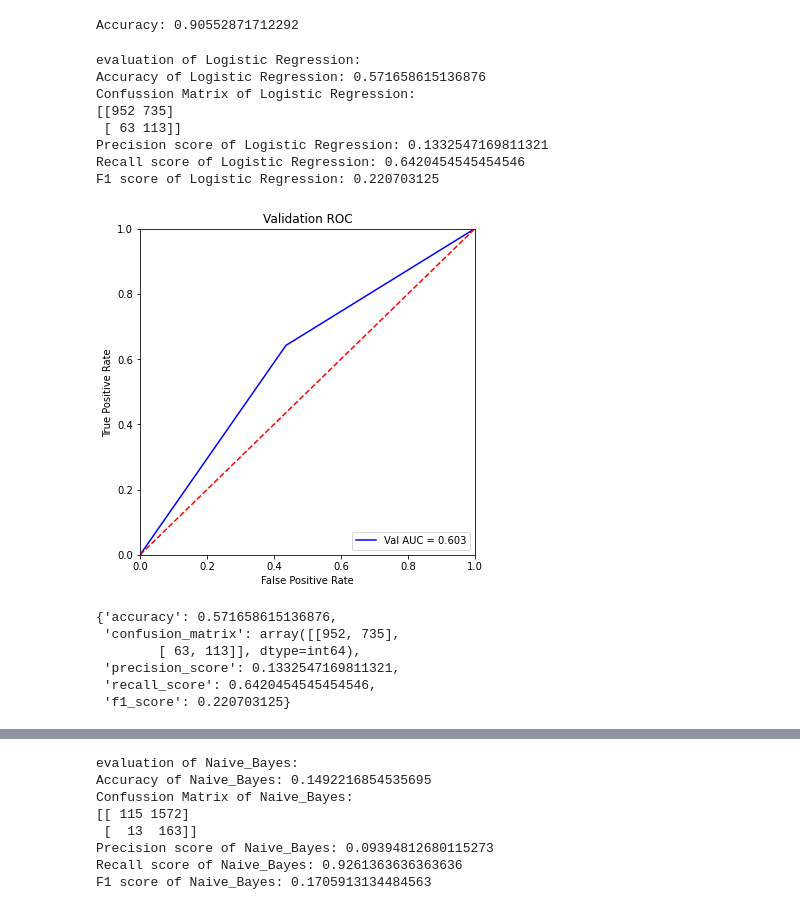
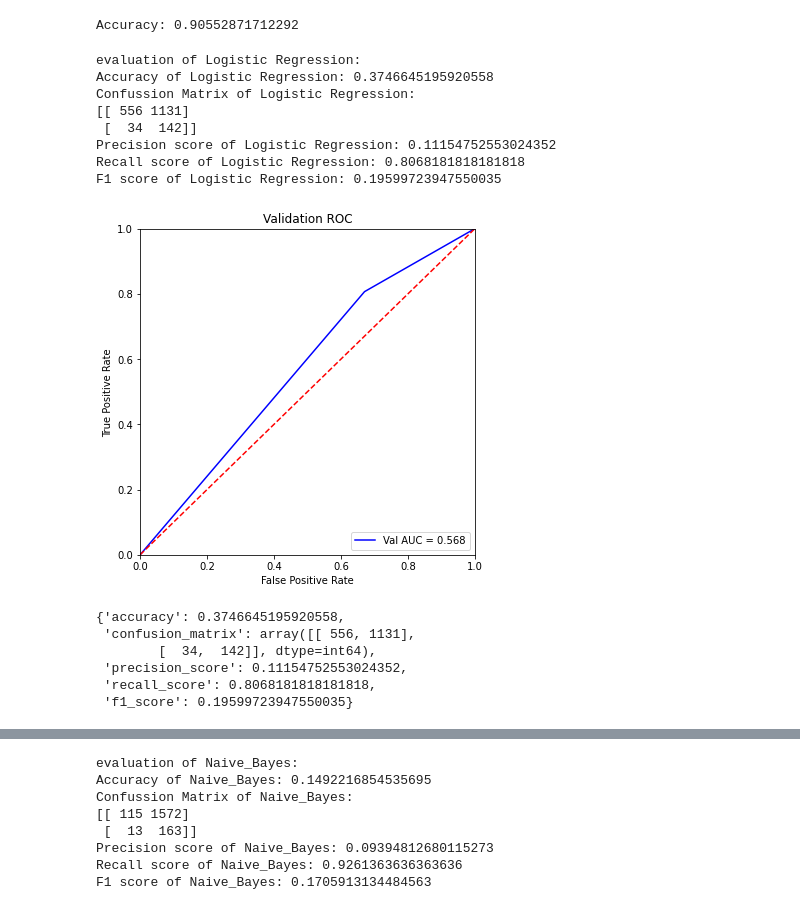
Before and after one commit to Lez-3f/IAI-Learning, a Jupyter notebook: classification/playground.ipynb, the cells around one changed output, grey strips where cells are left out. Cells and saved outputs as stored; diff of their text form; code cells hidden in the pictures.

```diff
--- a/classification/playground.ipynb
+++ b/classification/playground.ipynb
@@ -263,7 +263,7 @@ The following part builds up our dataset and split them into Train/Test Splits.
 label_col = ['patient_id','sars-cov-2_exam_result', 'patient_addmited_to_regular_ward_(1=yes,_0=no)', 'patient_addmited_to_semi-intensive_unit_(1=yes,_0=no)', 'patient_addmited_to_intensive_care_unit_(1=yes,_0=no)']
 cols = [x for x in dataset.columns if x not in label_col] # These columns are the features we can use to predict
 # %%
-X = dataset[cols]
-# X = dataset_prepsc
+# X = dataset[cols]
+X = dataset_prepsc
 X.head()
 # %% [output]
@@ -314,3 +314,21 @@
 
 > Requirements
 * Select at least **three** other Machine Learning models and train them on the Train split. And you should implement at least **one** by yourself.
+# %%
+from imblearn.under_sampling import ClusterCentroids
+
+cc = ClusterCentroids(random_state=0)
+X_resampled, y_resampled = cc.fit_resample(X_train, y_train)
+
+v_num = 1000
+pos_slice = y_resampled[0:v_num]==1
+neg_slice = y_resampled[0:v_num]==0
+pos_x = X_resampled.to_numpy()[0:v_num][pos_slice][:, 8:10]
+neg_x = X_resampled.to_numpy()[0:v_num][neg_slice][:, 8:10]
+
+# print(pos_x[:,0])
+
+plt.scatter(neg_x[:,0],neg_x[:,1],marker='o')
+plt.scatter(pos_x[:,0],pos_x[:,1],marker='+')
+
+plt.show()
@@ -322,9 +342,9 @@ def evaluate_model(model, name, print_or_not:bool = True, need_fit = False):
 
     # cv_acc = 0
     if name == 'K Nearest Neighbors' or name == 'Random Forest' or 'Decision Tree' or need_fit:
-        model.fit(X_train, y_train)
+        model.fit(X_resampled, y_resampled)
     else:
-        cv_acc = cross_val_score(lg, X_train, y_train, scoring='accuracy')
+        cv_acc = cross_val_score(lg, X_resampled, y_resampled, scoring='accuracy')
         # print(cv_acc)
         # cv_acc = cv_acc.mean()
         # performance['cv_accuracy'] = cv_acc
@@ -409,22 +429,22 @@ model_assess(neg_model, 'all_nagetive')
 Accuracy: 0.90552871712292
 # %%
 # Logistic Regression
-lg = LogisticRegression(class_weight='balanced')
+lg = LogisticRegression()
 evaluate_model(lg, 'Logistic Regression')
 # %% [output]
 evaluation of Logistic Regression:
-Accuracy of Logistic Regression: 0.571658615136876
+Accuracy of Logistic Regression: 0.3746645195920558
 Confussion Matrix of Logistic Regression:
-[[952 735]
- [ 63 113]]
-Precision score of Logistic Regression: 0.1332547169811321
-Recall score of Logistic Regression: 0.6420454545454546
-F1 score of Logistic Regression: 0.220703125
+[[ 556 1131]
+ [  34  142]]
+Precision score of Logistic Regression: 0.11154752553024352
+Recall score of Logistic Regression: 0.8068181818181818
+F1 score of Logistic Regression: 0.19599723947550035
-[figure, old version]
+[figure, new version]
-{'accuracy': 0.571658615136876,
- 'confusion_matrix': array([[952, 735],
-        [ 63, 113]], dtype=int64),
- 'precision_score': 0.1332547169811321,
- 'recall_score': 0.6420454545454546,
- 'f1_score': 0.220703125}
+{'accuracy': 0.3746645195920558,
+ 'confusion_matrix': array([[ 556, 1131],
+        [  34,  142]], dtype=int64),
+ 'precision_score': 0.11154752553024352,
+ 'recall_score': 0.8068181818181818,
+ 'f1_score': 0.19599723947550035}
 # %%
```
Also changed, not shown: parts of 11 cells of this notebook, 1 other file.
